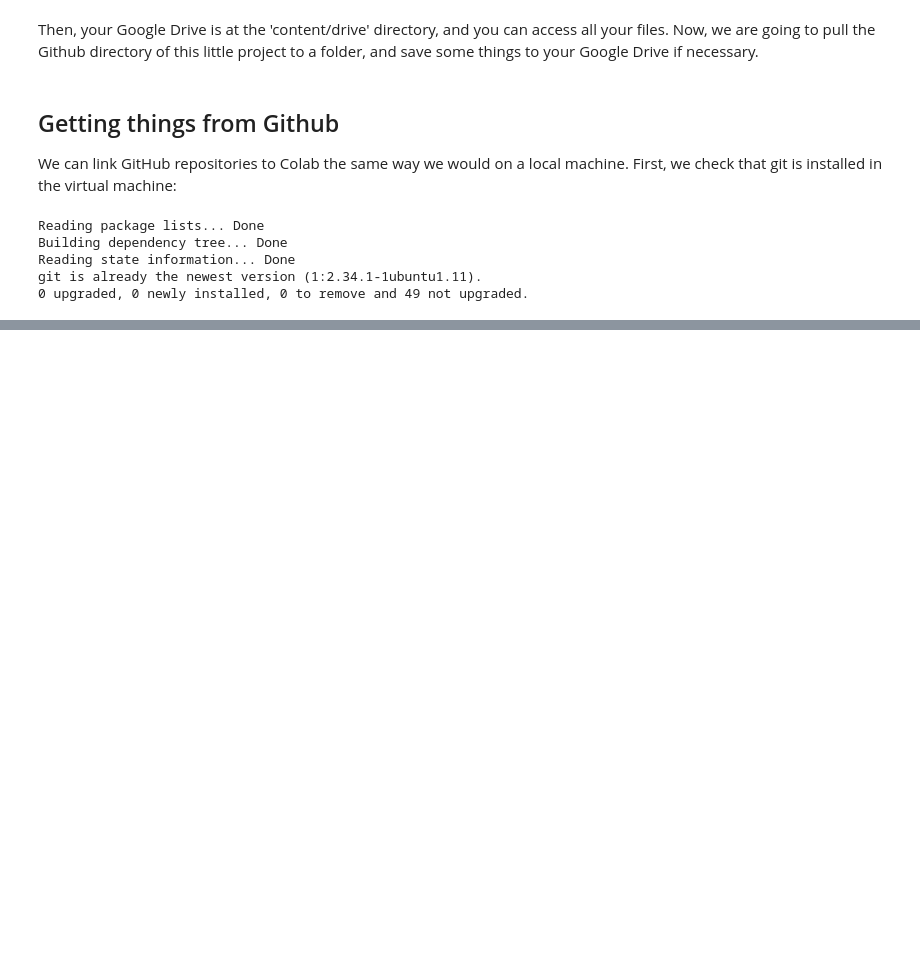
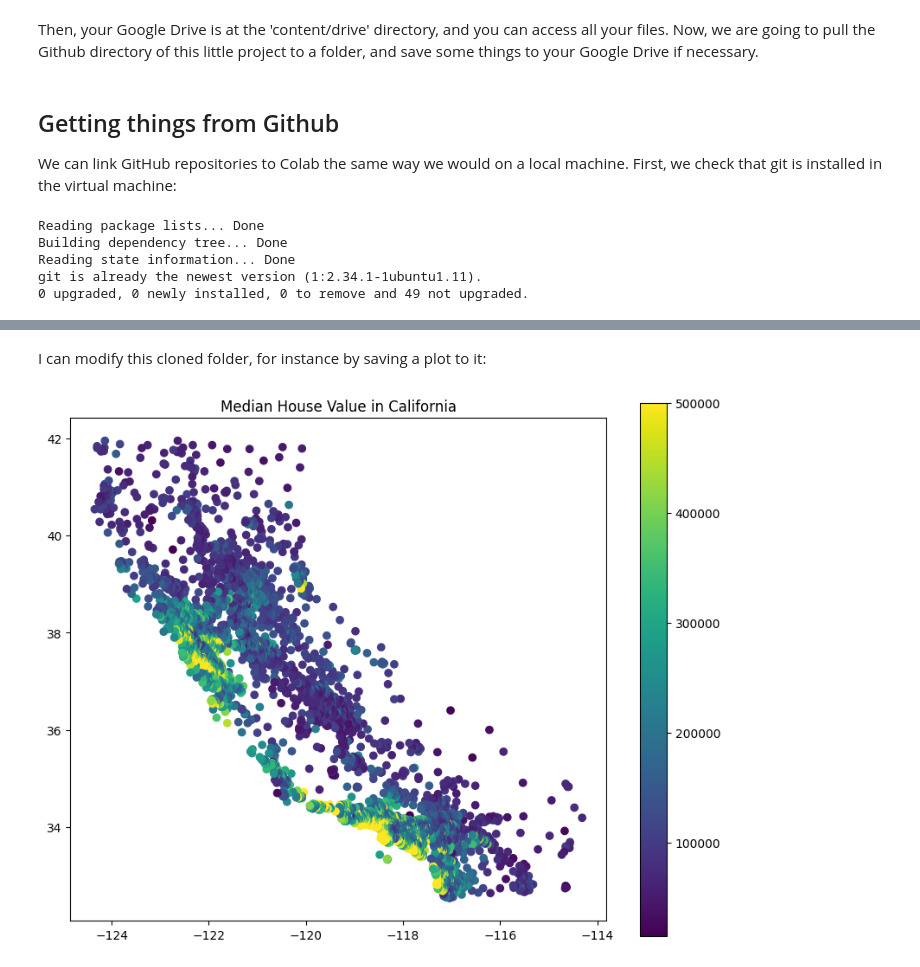
Before and after one commit to TheLeache/data_science_cemfi_python, a Jupyter notebook: 1_colab_huggingface_kaggle.ipynb, the cells around one changed output, grey strips where cells are left out. Cells and saved outputs as stored; diff of their text form; code cells hidden in the pictures; blank space fills up the shorter version.

```diff
--- a/1_colab_huggingface_kaggle.ipynb
+++ b/1_colab_huggingface_kaggle.ipynb
@@ -46,0 +134,10 @@ And then, we can clone the GitHub repository for these TA sessions, to the virtu
+# %% [markdown]
+I can modify this cloned folder, for instance by saving a plot to it:
+# %%
+os.makedirs('data_science_cemfi_python/plots/', exist_ok = True)
+# Plot the median house value
+geo_california.plot(column='median_house_value', cmap='viridis', legend=True, figsize=(10, 8))
+plt.title('Median House Value in California')
+plt.savefig('data_science_cemfi_python/plots/california_housing.png')
+# %% [output]
+[figure, added]
```
Also changed, not shown: parts of 44 cells of this notebook.
